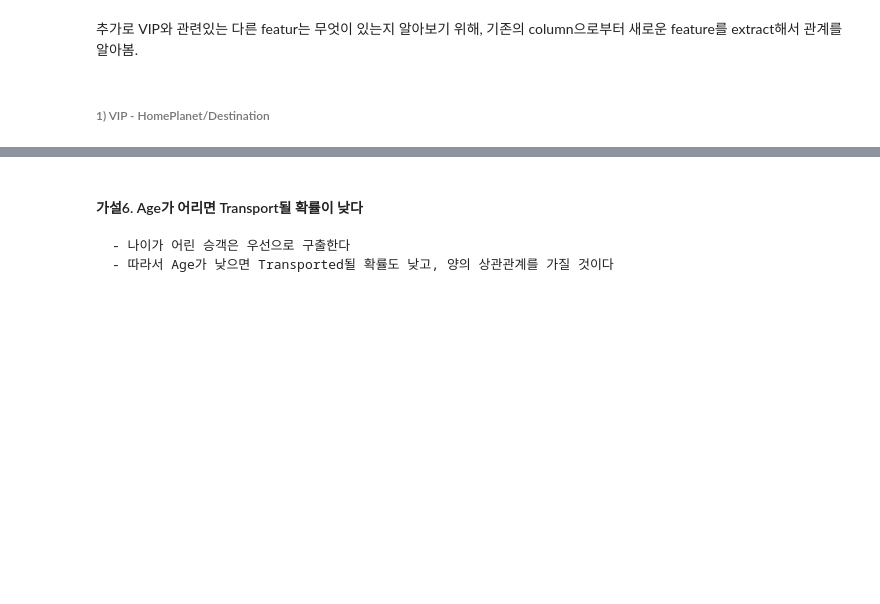
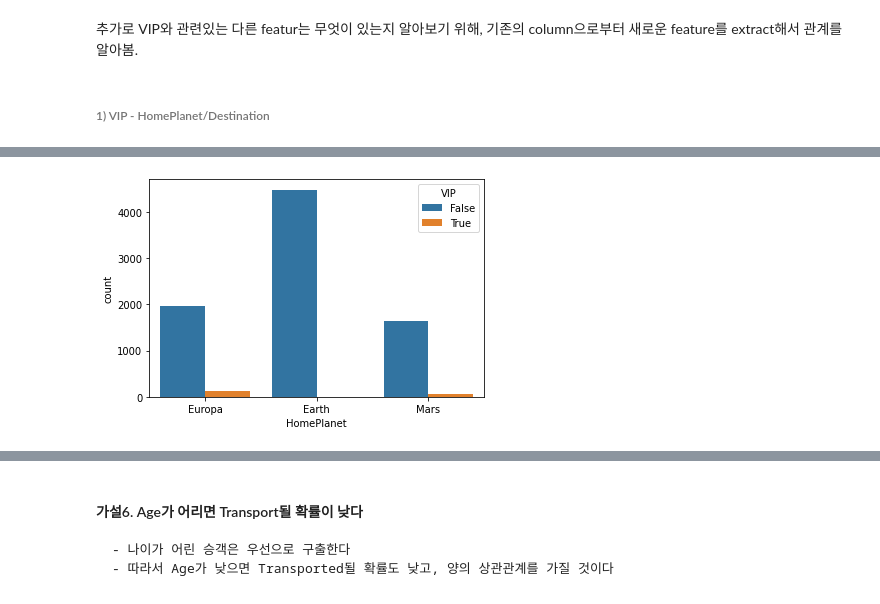
Before and after one commit to codelspak/Codelion_weekly_projects, a Jupyter notebook: WK27_Mini_project_Kaggle_ML_Classification_Spaceship_Titanic.ipynb, the cells around one changed output, grey strips where cells are left out. Drawn from its saved outputs; the diff is of its cells as text; code cells hidden in the pictures; blank space fills up the shorter version.

```diff
--- a/WK27_Mini_project_Kaggle_ML_Classification_Spaceship_Titanic.ipynb
+++ b/WK27_Mini_project_Kaggle_ML_Classification_Spaceship_Titanic.ipynb
@@ -360,0 +306,5 @@ _ = sns.countplot(train.loc[train['VRDeck']>0, 'Transported'])
+# %%
+# 그래프2
+_ = sns.countplot(data = train, x = 'HomePlanet', hue = 'VIP')
+# %% [output]
+[figure, added]
```
Also changed, not shown: parts of 182 cells of this notebook.
